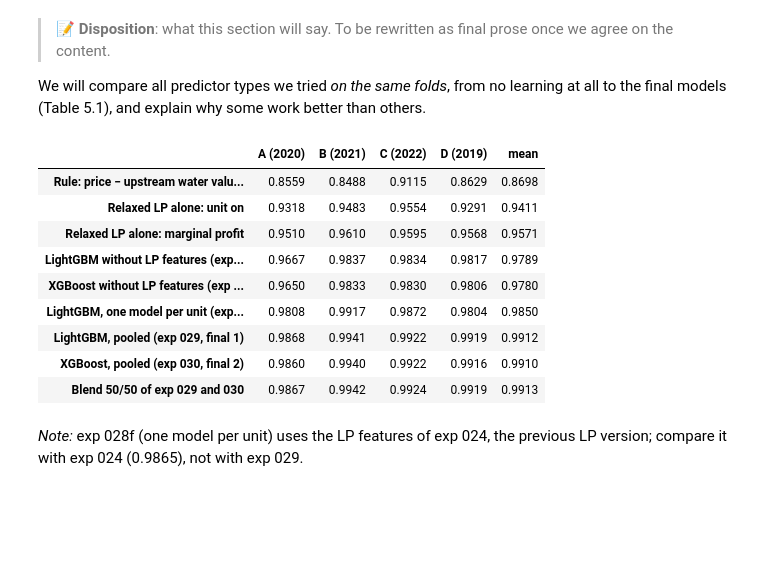
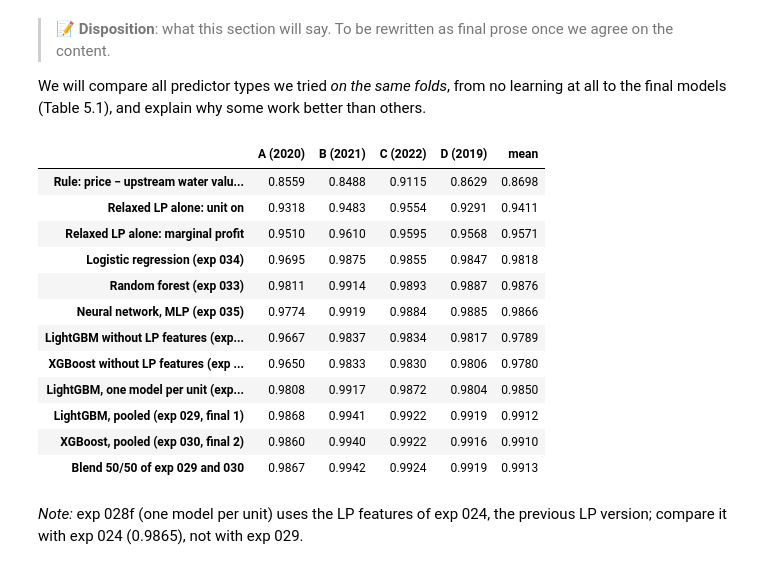
Before and after one commit to idatomine/Women-in-AI-tdt4173, a Jupyter notebook: Report.ipynb, the cells around one changed output. Cells and saved outputs as stored; diff of their text form; code cells hidden in the pictures; blank space fills up the shorter version.

```diff
--- a/Report.ipynb
+++ b/Report.ipynb
@@ -87,7 +87,7 @@ def _latex(value):
     for char, escaped in [("\\", r"\textbackslash{}"), ("&", r"\&"), ("%", r"\%"), ("$", r"\$"), ("#", r"\#"),
                           ("_", r"\_"), ("{", r"\{"), ("}", r"\}"), ("~", r"\textasciitilde{}"), ("^", r"\^{}")]:
         text = text.replace(char, escaped)
-    return text
+    return text.replace(r"\_", r"\_\allowbreak{}")  # long snake_case names may break after _
 
 
 def show_table(df, table_id, columns=None, long=False):
@@ -639,8 +639,9 @@ economic reason behind it, the measured effect (Figure 4.1) and our best explana
 *why* it worked or did not.
 # %%
 # Experiment log (machine-readable) and the journal's decisions
+# keep="last": for exp 029 that is the deterministic re-run that was submitted
 results = pd.read_csv(EXP / "results.csv")
-cv_rows = results.dropna(subset=["mean"]).drop_duplicates("name", keep="first").set_index("name")
+cv_rows = results.dropna(subset=["mean"]).drop_duplicates("name", keep="last").set_index("name")
 
 kept = [  # the path of accepted changes, in order
     ("exp_001_baseline_v2", "Economic features"),
@@ -815,33 +818,39 @@ lp, lp_names = load_group("relaxed_lp_shop2", data)
 lp_on, lp_margin = lp[..., lp_names.index("lps2_unit_on")], lp[..., lp_names.index("lps2_margin")]
 rule = (week_prices(data)[:, None, :] - upstream_wv(data, 7)[:, :, None])
 
 def fold_scores(pred_for):
     out = {}
     for fold, year in cv.FOLDS.items():
         _, val_idx = cv.split(data, year)
         out[f"{fold} ({year})"] = cv.score(data, val_idx, pred_for(fold, val_idx))
     out["mean"] = np.mean(list(out.values()))
     return out
 
 saved = lambda name: (lambda fold, idx: np.load(EXP / name / f"pred_{fold}.npy"))
 table_51 = pd.DataFrame({
     "Rule: price − upstream water value (+7 d)": fold_scores(lambda f, idx: rule[idx]),
     "Relaxed LP alone: unit on": fold_scores(lambda f, idx: lp_on[idx].astype(float)),
     "Relaxed LP alone: marginal profit": fold_scores(lambda f, idx: lp_margin[idx].astype(float)),
+    "Logistic regression (exp 034)": fold_scores(saved("exp_034_logistic")),
+    "Random forest (exp 033)": fold_scores(saved("exp_033_random_forest")),
+    "Neural network, MLP (exp 035)": fold_scores(saved("exp_035_mlp")),
     "LightGBM without LP features (exp 009)": fold_scores(saved("exp_009_tokke_vinje")),
     "XGBoost without LP features (exp 012)": fold_scores(saved("exp_012_xgboost")),
     "LightGBM, one model per unit (exp 028f)": fold_scores(saved("exp_028f_per_unit")),
     "LightGBM, pooled (exp 029, final 1)": fold_scores(saved("exp_029_main_river")),
     "XGBoost, pooled (exp 030, final 2)": fold_scores(saved("exp_030_xgb_main_river")),
     "Blend 50/50 of exp 029 and 030": fold_scores(lambda f, idx: 0.5 * np.load(EXP / "exp_029_main_river" / f"pred_{f}.npy")
                                                    + 0.5 * np.load(EXP / "exp_030_xgb_main_river" / f"pred_{f}.npy")),
 }).T.round(4)
 show_table(table_51, "5.1")
 # %% [output]
 |  | A (2020) | B (2021) | C (2022) | D (2019) | mean |
 | Rule: price − upstream water valu... | 0.8559 | 0.8488 | 0.9115 | 0.8629 | 0.8698 |
 | Relaxed LP alone: unit on | 0.9318 | 0.9483 | 0.9554 | 0.9291 | 0.9411 |
 | Relaxed LP alone: marginal profit | 0.9510 | 0.9610 | 0.9595 | 0.9568 | 0.9571 |
+| Logistic regression (exp 034) | 0.9695 | 0.9875 | 0.9855 | 0.9847 | 0.9818 |
+| Random forest (exp 033) | 0.9811 | 0.9914 | 0.9893 | 0.9887 | 0.9876 |
+| Neural network, MLP (exp 035) | 0.9774 | 0.9919 | 0.9884 | 0.9885 | 0.9866 |
 | LightGBM without LP features (exp... | 0.9667 | 0.9837 | 0.9834 | 0.9817 | 0.9789 |
 | XGBoost without LP features (exp ... | 0.9650 | 0.9833 | 0.9830 | 0.9806 | 0.9780 |
 | LightGBM, one model per unit (exp... | 0.9808 | 0.9917 | 0.9872 | 0.9804 | 0.9850 |
```
Also changed, not shown: parts of 4 cells of this notebook, 36 other files.
